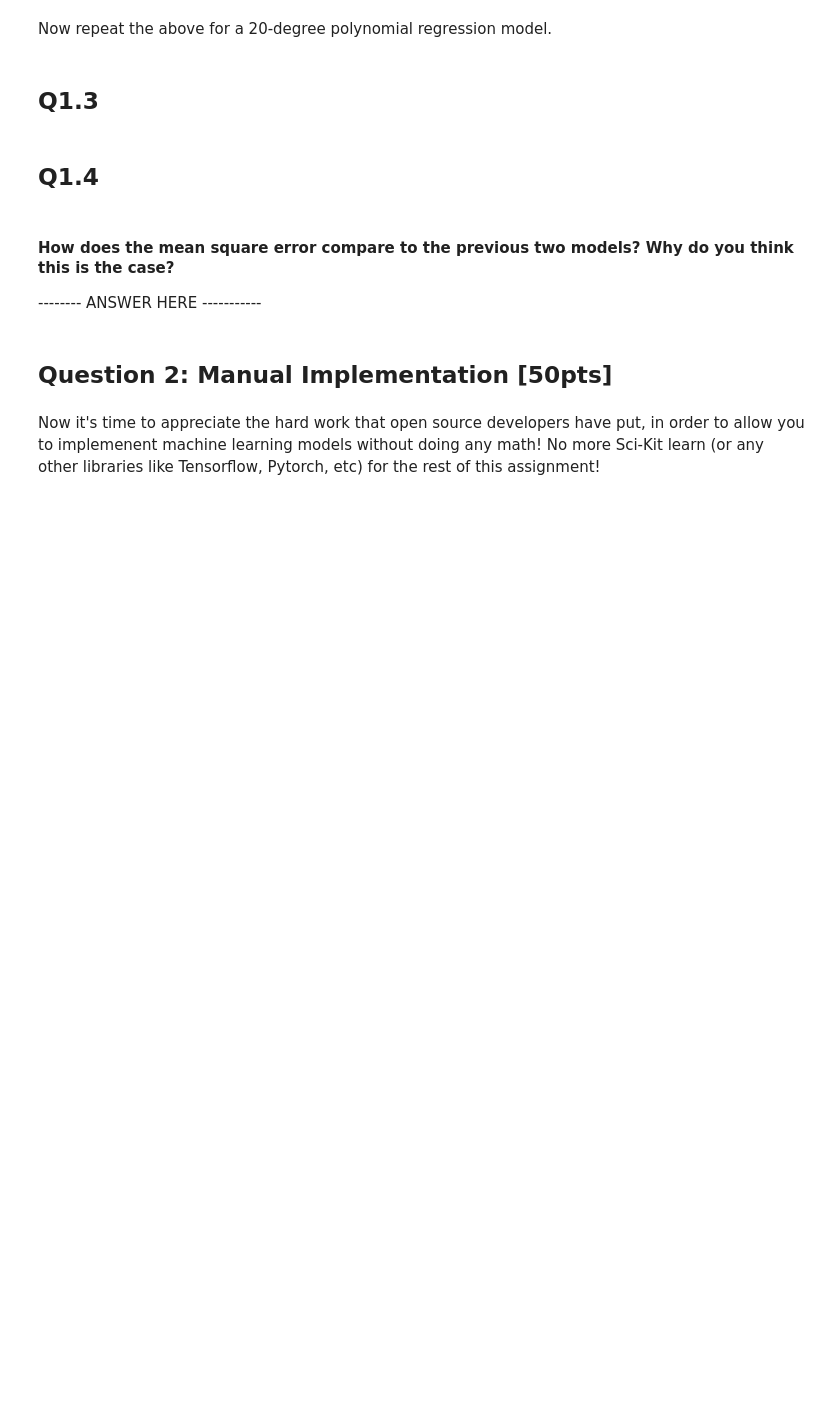
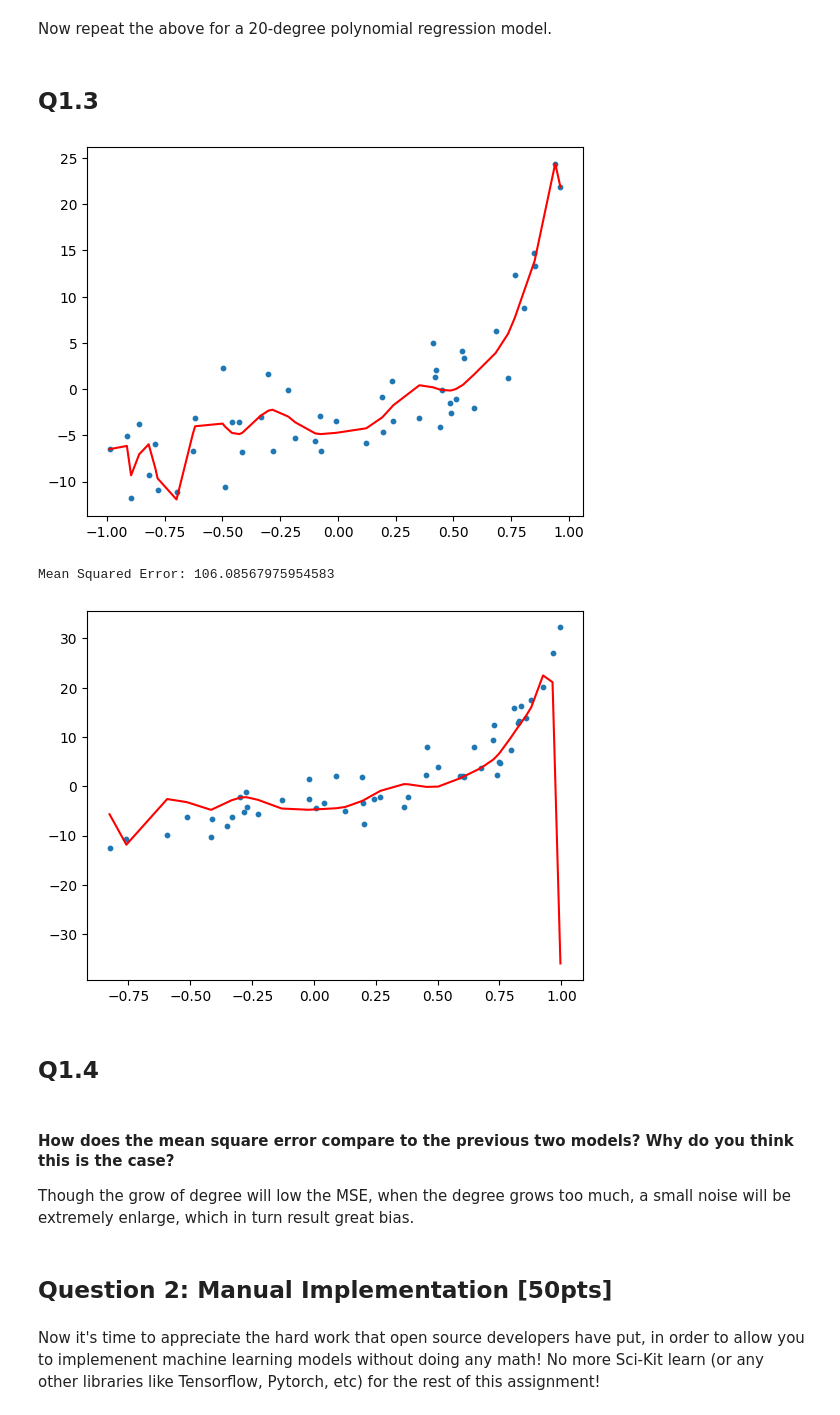
Before and after one commit to AuthorityWang/ShanghaiTech-CS182HW, a Jupyter notebook: coding/hw1_coding.ipynb, the cells around one changed output. Cells and saved outputs as stored; diff of their text form; code cells hidden in the pictures; blank space fills up the shorter version.

```diff
--- a/coding/hw1_coding.ipynb
+++ b/coding/hw1_coding.ipynb
@@ -275,18 +313,33 @@ Now repeat the above for a 20-degree polynomial regression model.
 ## Q1.3
 # %%
 ### YOUR CODE HERE - Fit a 20-degree polynomial using Sci-Kit Learn
-
+polynomial_features = PolynomialFeatures(degree=20)
+x_poly = polynomial_features.fit_transform(train_x)
+model = LinearRegression()
+model.fit(x_poly, train_y)
+y_poly_pred = model.predict(x_poly)
 ### YOUR CODE HERE - Plot your the curve on the training data set
-
+plt.scatter(train_x, train_y, s=10)
+plt.plot(train_x, y_poly_pred, color='r')
+plt.show()
 ### YOUR CODE HERE - Use model to predict output of validation set
-
+valid_y_poly_pred = model.predict(polynomial_features.fit_transform(valid_x))
 ### YOUR CODE HERE - Calculate the RMSE. Report and plot the curve on the validation set.
+mse = mean_squared_error(valid_y, valid_y_poly_pred)
+print("Mean Squared Error: {}".format(mse))
+plt.scatter(valid_x, valid_y, s=10)
+plt.plot(valid_x, valid_y_poly_pred, color='r')
+plt.show()
+# %% [output]
+[figure, added]
+Mean Squared Error: 106.08567975954583
+[figure, added]
 # %% [markdown]
 ## Q1.4
 # %% [markdown]
 #### How does the mean square error compare to the previous two models? Why do you think this is the case?
 
--------- ANSWER HERE -----------
+Though the grow of degree will low the MSE, when the degree grows too much, a small noise will be extremely enlarge, which in turn result great bias.
 # %% [markdown]
 ## Question 2: Manual Implementation [50pts]
 # %% [markdown]
```
Also changed, not shown: parts of 6 cells of this notebook.
